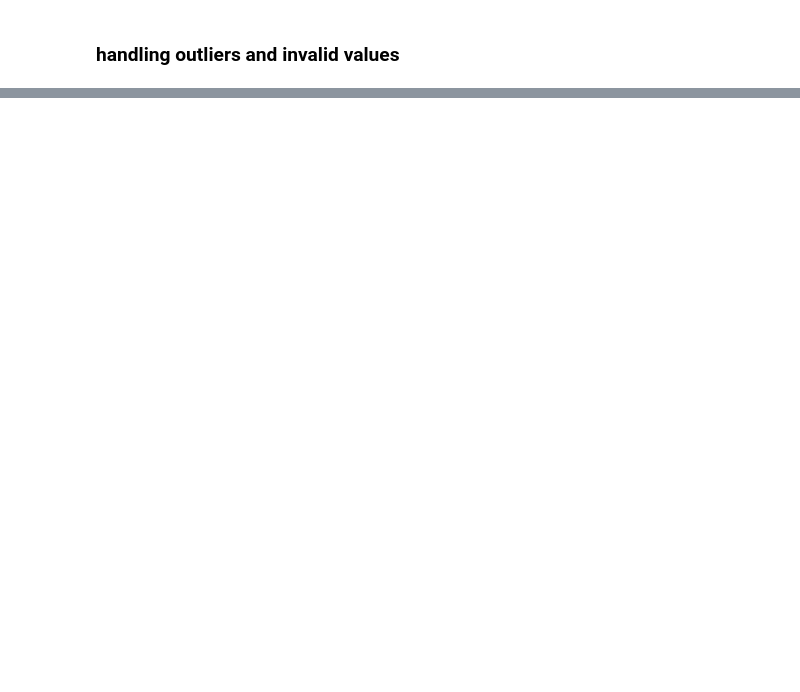
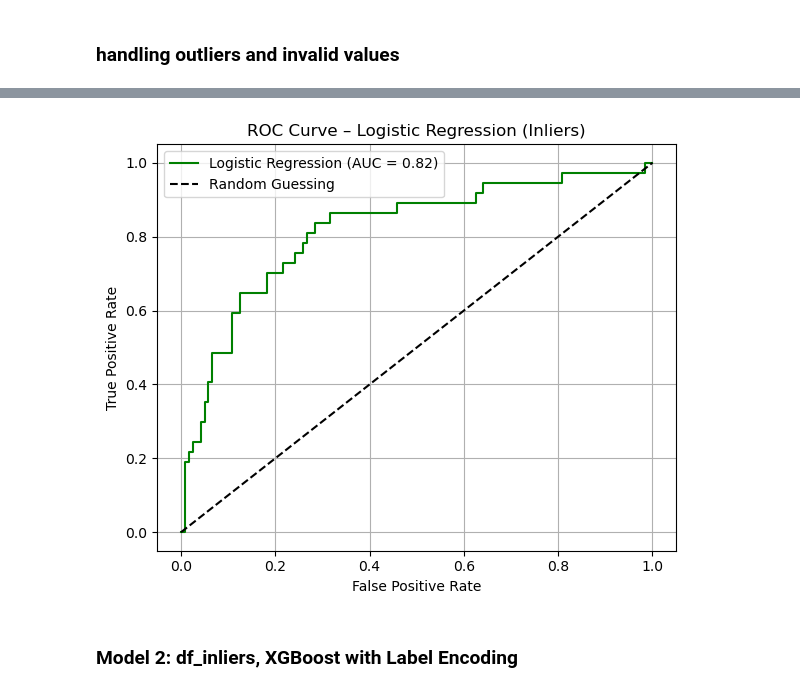
Before and after one commit to yingcheuk/fraud-detector, a Jupyter notebook: notebooks/01_data_exploration.ipynb, the cells around one changed output, grey strips where cells are left out. Drawn from its saved outputs; the diff is of its cells as text; code cells hidden in the pictures; blank space fills up the shorter version.

Commit message:
build different model to find the best one

```diff
--- a/notebooks/01_data_exploration.ipynb
+++ b/notebooks/01_data_exploration.ipynb
@@ -237,0 +241,3 @@ memory usage: 304.8+ KB
+# %%
+df_outliers = df[~df.index.isin(df_clean.index)]  # the 218 dropped rows, possibly extreme/risky data
+df_inliers = df_clean                             # main cleaned dataset
@@ -237,0 +302,19 @@ memory usage: 304.8+ KB
+# %%
+# Preprocessing & Pipeline
+
+X[categorical_cols] = X[categorical_cols].astype(str)
+
+preprocessor = ColumnTransformer(transformers=[
+    ('num', StandardScaler(), numeric_cols),
+    ('cat', OneHotEncoder(handle_unknown='ignore'), categorical_cols)
+])
+
+pipeline = Pipeline(steps=[
+    ('preprocessing', preprocessor),
+    ('logreg', LogisticRegression(max_iter=1000))
+])
+# %%
+# Train/Test Split & Fit
+
+X_train, X_test, y_train, y_test = train_test_split(X, y, stratify=y, test_size=0.2, random_state=42)
+pipeline.fit(X_train, y_train)
@@ -237,0 +359,26 @@ memory usage: 304.8+ KB
+# %%
+from sklearn.metrics import roc_curve, roc_auc_score
+import matplotlib.pyplot as plt
+
+# Predict probabilities (class 1 = fraud)
+y_proba_lr = pipeline.predict_proba(X_test)[:, 1]
+
+# Calculate ROC curve and AUC
+fpr_lr, tpr_lr, _ = roc_curve(y_test, y_proba_lr)
+auc_lr = roc_auc_score(y_test, y_proba_lr)
+
+# Plot
+plt.figure(figsize=(6, 5))
+plt.plot(fpr_lr, tpr_lr, label=f'Logistic Regression (AUC = {auc_lr:.2f})', color='green')
+plt.plot([0, 1], [0, 1], 'k--', label='Random Guessing')
+plt.xlabel('False Positive Rate')
+plt.ylabel('True Positive Rate')
+plt.title('ROC Curve – Logistic Regression (Inliers)')
+plt.legend()
+plt.grid(True)
+plt.tight_layout()
+plt.show()
+# %% [output]
+[figure, added]
+# %% [markdown]
+### Model 2: df_inliers, XGBoost with Label Encoding
```
Also changed, not shown: parts of 55 cells of this notebook, 1 other file.
